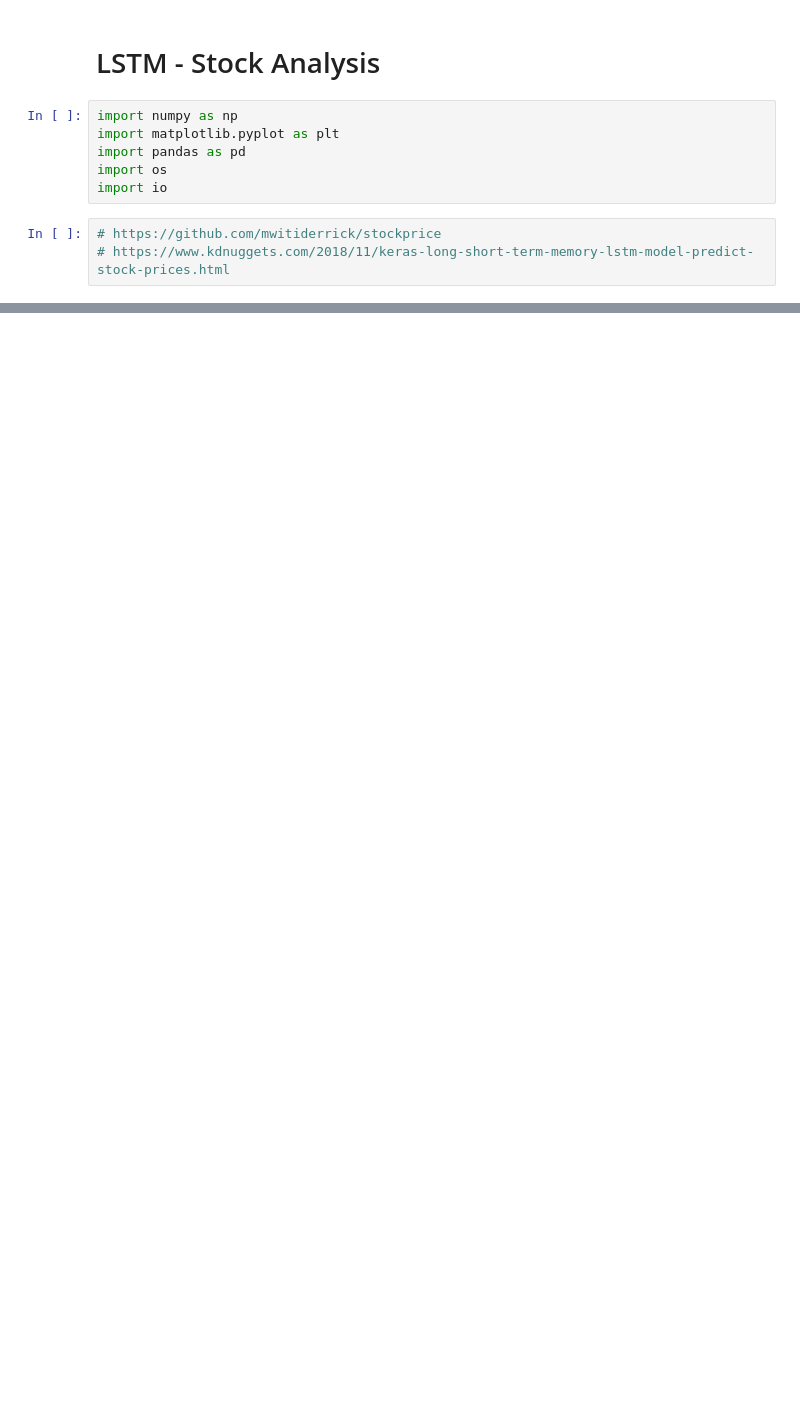
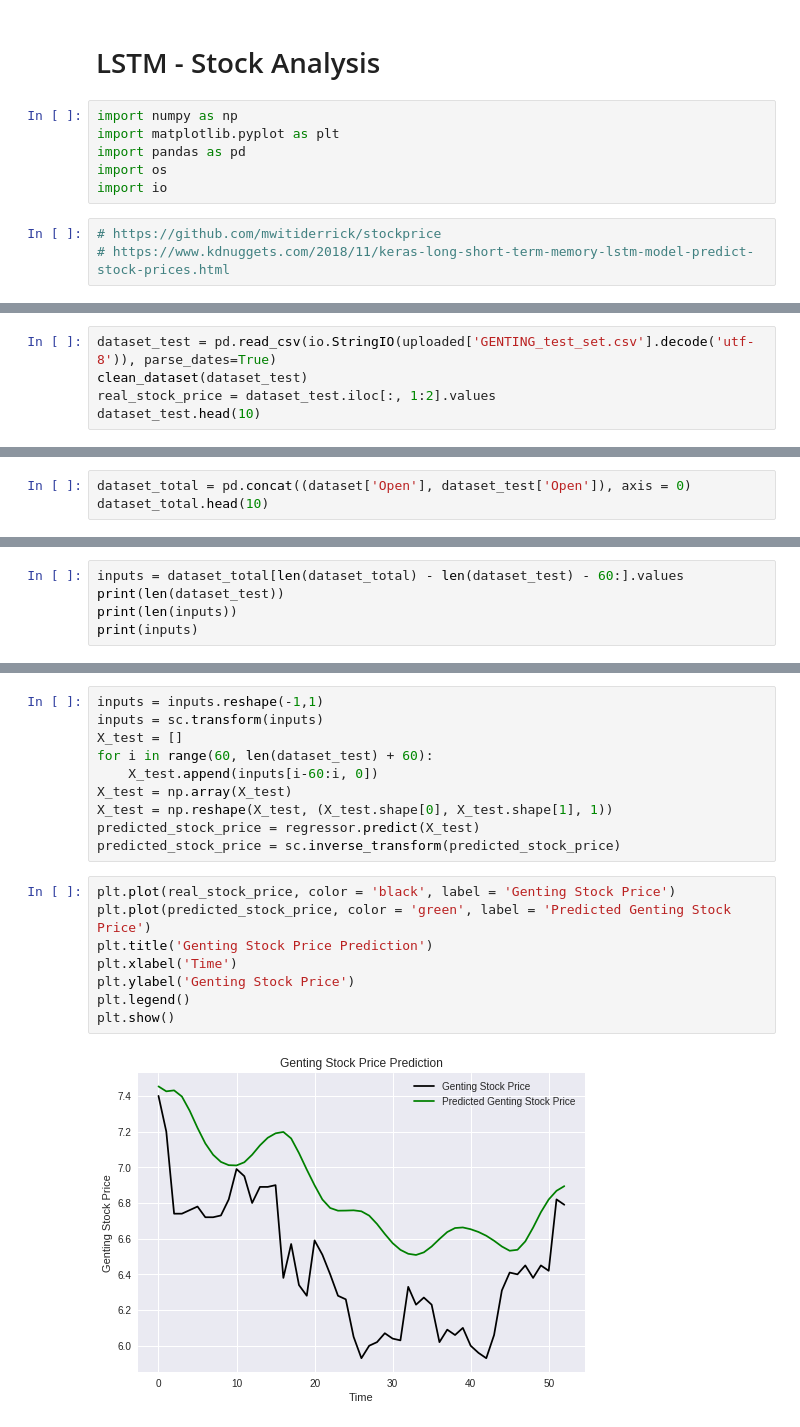
Before and after one commit to mengwangk/ai-playground, a Jupyter notebook: notebook/LSTM_2.ipynb, the cells around one changed output, grey strips where cells are left out. Cells and saved outputs as stored; diff of their text form; blank space fills up the shorter version.

```diff
--- a/notebook/LSTM_2.ipynb
+++ b/notebook/LSTM_2.ipynb
@@ -84,0 +133,5 @@ print(y_train)
+# %%
+dataset_test = pd.read_csv(io.StringIO(uploaded['GENTING_test_set.csv'].decode('utf-8')), parse_dates=True)
+clean_dataset(dataset_test)
+real_stock_price = dataset_test.iloc[:, 1:2].values
+dataset_test.head(10)
@@ -84,0 +150,3 @@ print(y_train)
+# %%
+dataset_total = pd.concat((dataset['Open'], dataset_test['Open']), axis = 0)
+dataset_total.head(10)
@@ -84,0 +165,5 @@ print(y_train)
+# %%
+inputs = dataset_total[len(dataset_total) - len(dataset_test) - 60:].values
+print(len(dataset_test))
+print(len(inputs))
+print(inputs)
@@ -84,0 +182,20 @@ print(y_train)
+# %%
+inputs = inputs.reshape(-1,1)
+inputs = sc.transform(inputs)
+X_test = []
+for i in range(60, len(dataset_test) + 60):
+    X_test.append(inputs[i-60:i, 0])
+X_test = np.array(X_test)
+X_test = np.reshape(X_test, (X_test.shape[0], X_test.shape[1], 1))
+predicted_stock_price = regressor.predict(X_test)
+predicted_stock_price = sc.inverse_transform(predicted_stock_price)
+# %%
+plt.plot(real_stock_price, color = 'black', label = 'Genting Stock Price')
+plt.plot(predicted_stock_price, color = 'green', label = 'Predicted Genting Stock Price')
+plt.title('Genting Stock Price Prediction')
+plt.xlabel('Time')
+plt.ylabel('Genting Stock Price')
+plt.legend()
+plt.show()
+# %% [output]
+[figure, added]
```
Also changed, not shown: parts of 10 cells of this notebook.
